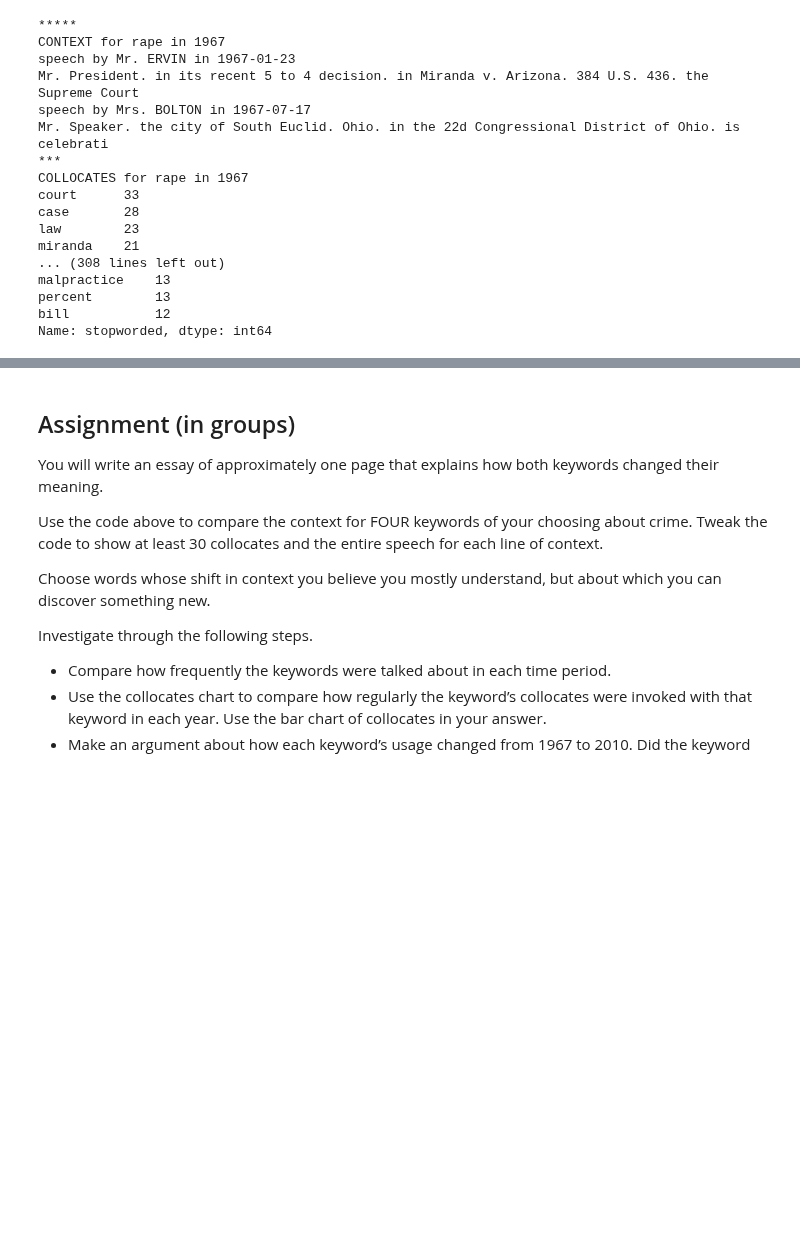
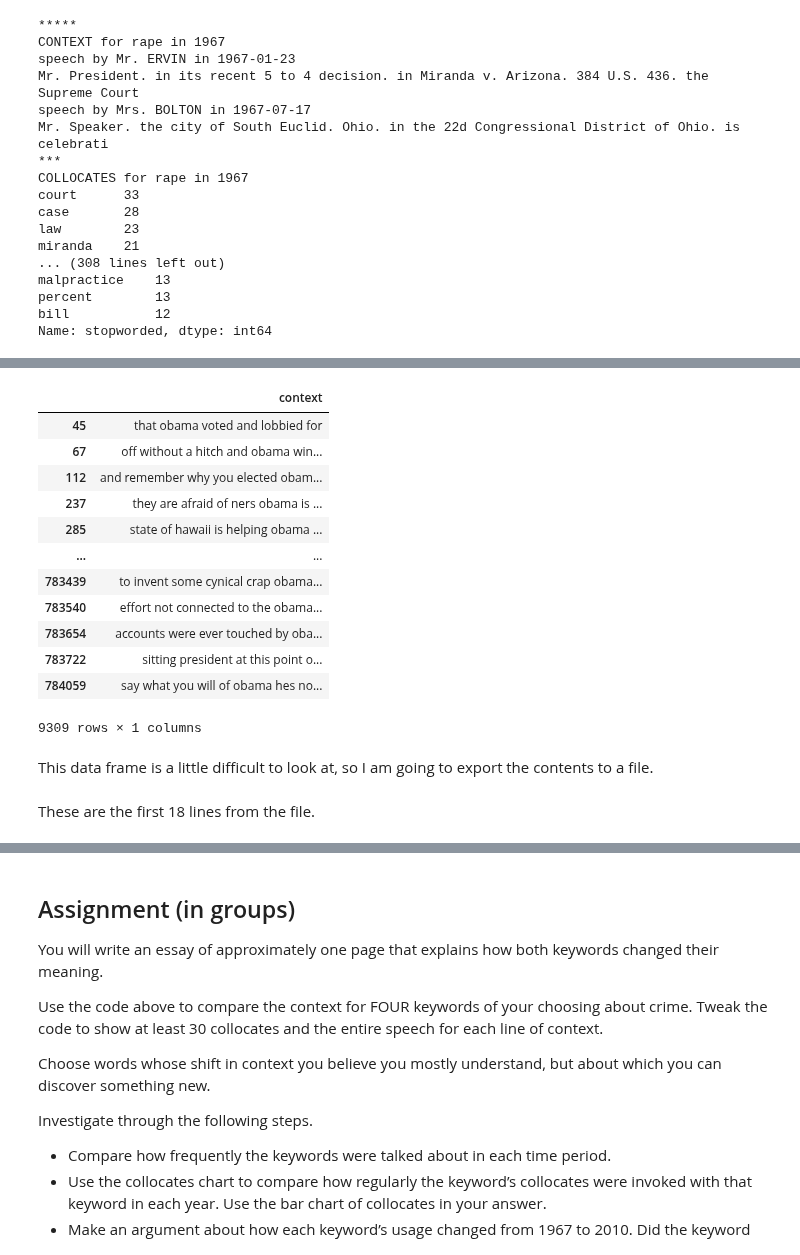
Before and after one commit to stephbuon/digital-history, a Jupyter notebook: hist3368-week5-plotting-change-over-time/hist3368-week5-interpret-word-change-over-time.ipynb, the cells around one changed output, grey strips where cells are left out. Saved outputs shown, nothing was run; the diff lists cells and outputs as text; code cells hidden in the pictures; blank space fills up the shorter version.

```diff
--- a/hist3368-week5-plotting-change-over-time/hist3368-week5-interpret-word-change-over-time.ipynb
+++ b/hist3368-week5-plotting-change-over-time/hist3368-week5-interpret-word-change-over-time.ipynb
@@ -349,0 +396,42 @@ Name: stopworded, dtype: int64
+# %%
+keyword = 'obama'
+
+keyword_df = reddit_df[reddit_df['body'].str.contains(keyword)].copy() # search the text for the presence of our keyword
+
+def KWIC(body):
+    n = 5 # specify the number of surrounding words to use before and after the keyword
+
+    words = body.split() # split the words into tokens
+    keyword_index = 0
+
+    # The following for loop iterates through each word in the text. If our keyword is found, the for loop stores its index.
+    # But, why are we storing the index? As you might remember, the index is a numerical representation of the row's position.
+    # It can also be thought of as a unique name the computer uses to identify a row. We can call the index to return JUST these rows.
+    for index, word in enumerate(words):
+        if keyword in word:
+            keyword_index = index
+            break
+
+    before_keyword = words[max(0, keyword_index - n):keyword_index] # store the words that come before the keyword, up to our specified number
+    after_keyword = words[keyword_index:keyword_index + n] # store the words that come after the keyword, up to our specified number
+    return ' '.join(before_keyword + after_keyword) # return the keyword in its context
+
+keyword_df['context'] = keyword_df['body'].apply(KWIC)
+# %%
+keyword_df[['context']]
+# %% [output]
+|  | context |
+| 45 | that obama voted and lobbied for |
+| 67 | off without a hitch and obama win... |
+| 112 | and remember why you elected obam... |
+| 237 | they are afraid of ners obama is ... |
+| 285 | state of hawaii is helping obama ... |
+| ... | ... |
+| 783439 | to invent some cynical crap obama... |
+| 783540 | effort not connected to the obama... |
+| 783654 | accounts were ever touched by oba... |
+| 783722 | sitting president at this point o... |
+| 784059 | say what you will of obama hes no... |
+9309 rows × 1 columns
+# %% [markdown]
+This data frame is a little difficult to look at, so I am going to export the contents to a file.
@@ -349,0 +440,2 @@ Name: stopworded, dtype: int64
+# %% [markdown]
+These are the first 18 lines from the file.
```
Also changed, not shown: parts of 8 cells of this notebook, 1 other file.
